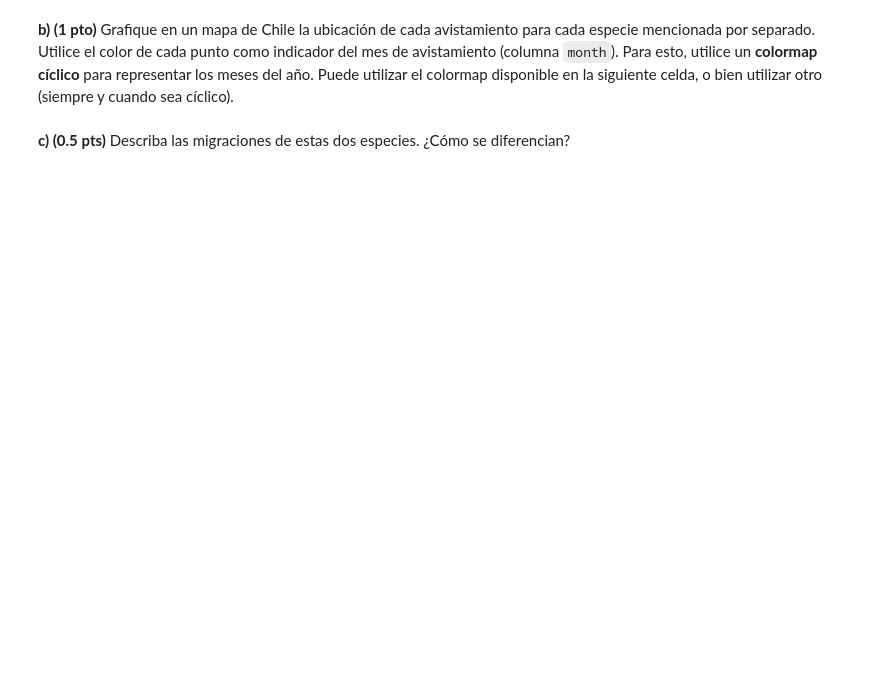
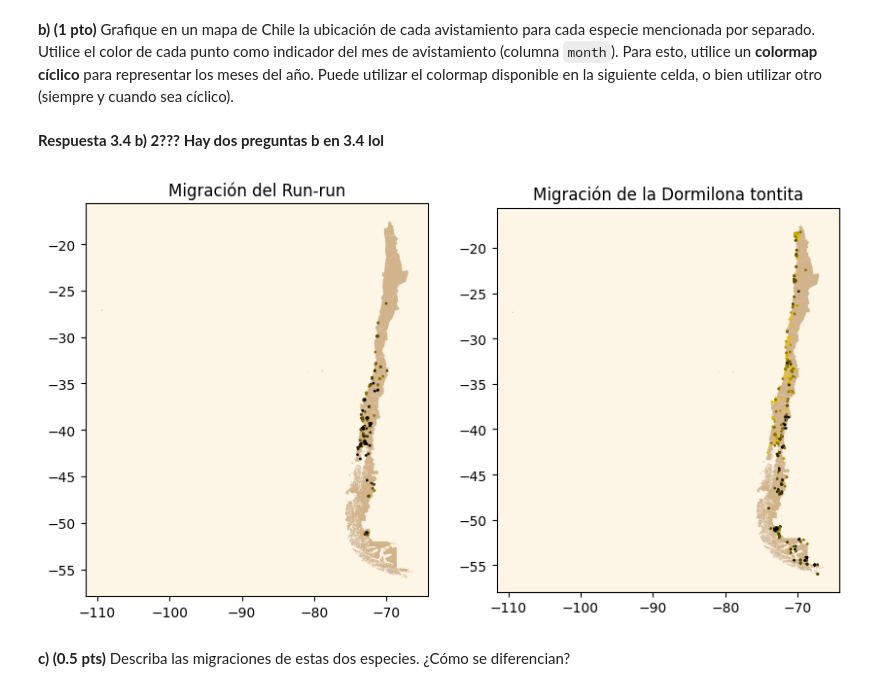
Before and after one commit to FlyingTank233/IMT2200-BENJAMIN-URRA, a Jupyter notebook: Tareas/T2/IMT2200-25s2 - Tarea 02.ipynb, the cells around one changed output. Drawn from its saved outputs; the diff is of its cells as text; code cells hidden in the pictures; blank space fills up the shorter version.

```diff
--- a/Tareas/T2/IMT2200-25s2 - Tarea 02.ipynb
+++ b/Tareas/T2/IMT2200-25s2 - Tarea 02.ipynb
@@ -344,14 +374,43 @@ Primero, genere dos nuevos dataframes con los avistamientos de cada especie por
 # %% [markdown]
 **b) (1 pto)** Grafique en un mapa de Chile la ubicación de cada avistamiento para cada especie mencionada por separado. Utilice el color de cada punto como indicador del mes de avistamiento (columna `month`). Para esto, utilice un **colormap cíclico** para representar los meses del año. Puede utilizar el colormap disponible en la siguiente celda, o bien utilizar otro (siempre y cuando sea cíclico).
+# %% [markdown]
+**Respuesta 3.4 b) 2??? Hay dos preguntas b en 3.4 lol**
 # %%
 import matplotlib.colors as mcolors
-colors = ["coral", "blue", "coral"]
+colors = ["black", "gold", "black"]
 positions = [0, 0.5, 1]
 
 # Creamos un colormap cíclico para representar meses del año
 custom_cmap = mcolors.LinearSegmentedColormap.from_list("cyclic_cmap", list(zip(positions, colors)))
+# %%
+# Respuesta
+mapa = gpd.read_file('data/Regional.shp')
+mapa_fixed = mapa.to_crs(4326)
+
+df_geo_runrun = gpd.GeoDataFrame(df_runrun, geometry=gpd.points_from_xy(df_runrun['lng'], df_runrun['lat']), crs="EPSG:4326")
+df_geo_runrun = df_geo_runrun.sort_values(by='month', ascending=True)
+
+
+df_geo_dormil = gpd.GeoDataFrame(df_dormil, geometry=gpd.points_from_xy(df_dormil['lng'], df_dormil['lat']), crs="EPSG:4326")
+df_geo_dormil = df_geo_dormil.sort_values(by='month', ascending=True)
 # %%
-# Respuesta
+fig, ax = plt.subplots(1, 2, figsize=(10, 6))
+
+ax[0].set_facecolor('oldlace')
+ax[1].set_facecolor('oldlace')
+#scatter_runrun = plt.scatter(x, y, c=colors, cmap=
+mapa_fixed.plot(ax=ax[0], color='tan')
+df_geo_runrun.plot(ax=ax[0], column='month', markersize=1, cmap=custom_cmap, label='wagh')
+
+mapa_fixed.plot(ax=ax[1], color='tan')
+df_geo_dormil.plot(ax=ax[1], column='month', markersize=1, cmap=custom_cmap)
+
+ax[0].set_title('Migración del Run-run')
+ax[1].set_title('Migración de la Dormilona tontita')
+
+plt.show()
+# %% [output]
+[figure, added]
 # %% [markdown]
 **c) (0.5 pts)** Describa las migraciones de estas dos especies. ¿Cómo se diferencian?
 # %% [markdown]
```
Also changed, not shown: parts of 34 cells of this notebook.
